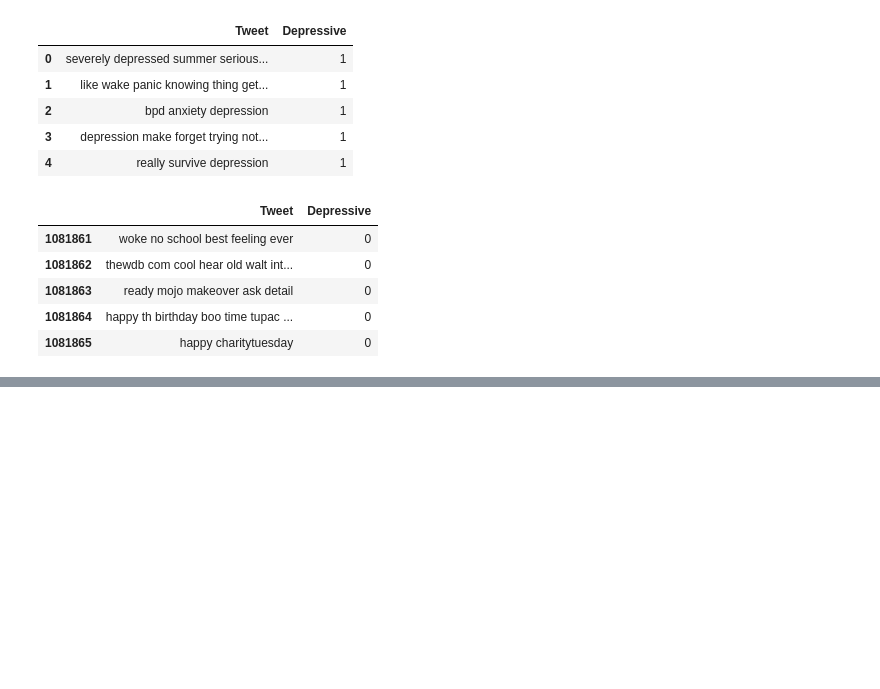
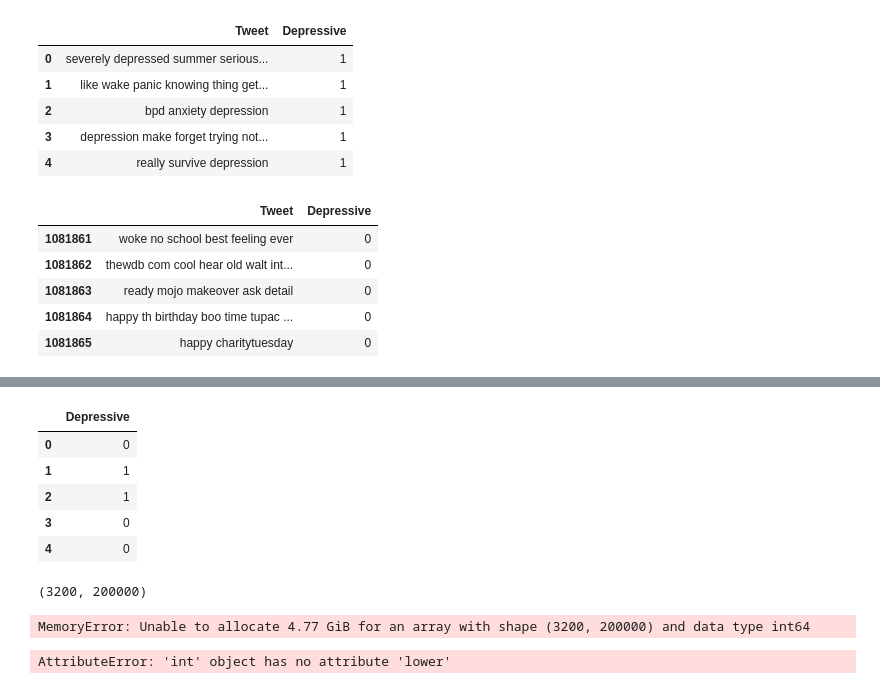
Before and after one commit to aroopkumar50/Depression-Detection-Twitter-Project, a Jupyter notebook: src/model/5. Model Development & Improvement.ipynb, the cells around one changed output, grey strips where cells are left out. Drawn from its saved outputs; the diff is of its cells as text; code cells hidden in the pictures; blank space fills up the shorter version.

```diff
--- a/src/model/5. Model Development & Improvement.ipynb
+++ b/src/model/5. Model Development & Improvement.ipynb
@@ -111,0 +119,9 @@ mnb_gs_clf_pred = pd.Series(model_evaluate(mnb_gs_clf, X_test, y_test))
+# %%
+val_y.head()
+# %% [output]
+|  | Depressive |
+| 0 | 0 |
+| 1 | 1 |
+| 2 | 1 |
+| 3 | 0 |
+| 4 | 0 |
@@ -111,0 +130,13 @@ mnb_gs_clf_pred = pd.Series(model_evaluate(mnb_gs_clf, X_test, y_test))
+# %%
+X_vec.shape
+# %% [output]
+(3200, 200000)
+# %%
+X_vec = pd.DataFrame(X_vec.toarray())
+X_vec.head()
+# %% [output]
+MemoryError: Unable to allocate 4.77 GiB for an array with shape (3200, 200000) and data type int64
+# %%
+mnb_pred_val = pd.Series(model_evaluate(mnb_gs_clf, X_vec, val_y))
+# %% [output]
+AttributeError: 'int' object has no attribute 'lower'
```
Also changed, not shown: parts of 15 cells of this notebook, 2 other files.
